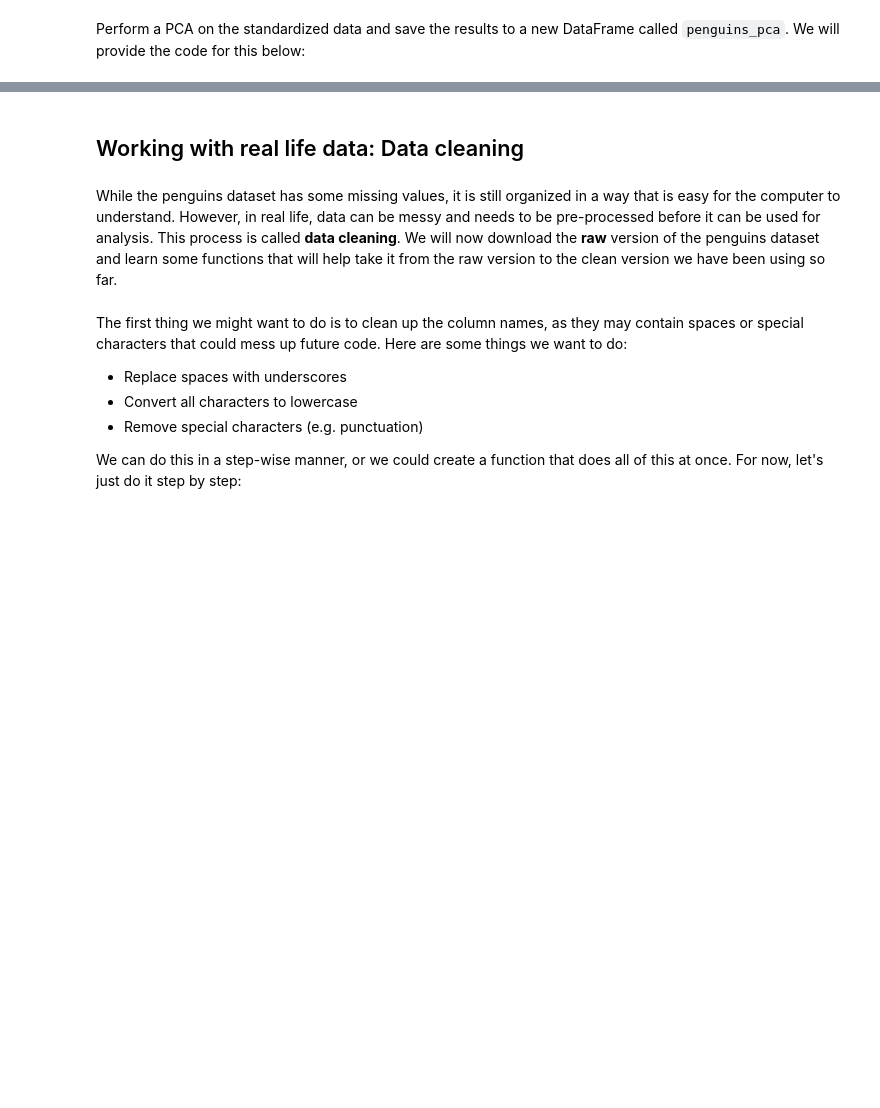
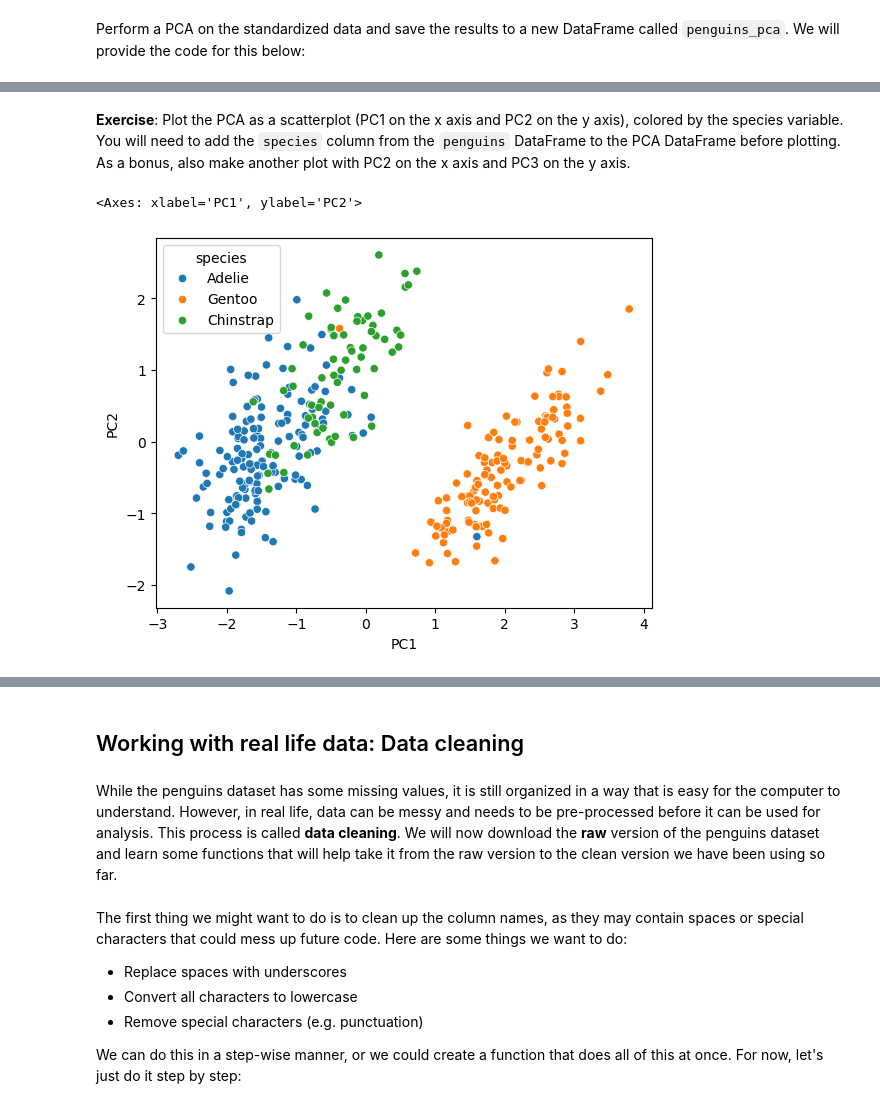
Before and after one commit to harvardinformatics/python-intensive, a Jupyter notebook: Python-Part5.ipynb, the cells around one changed output, grey strips where cells are left out. Saved outputs shown, nothing was run; the diff lists cells and outputs as text; code cells hidden in the pictures; blank space fills up the shorter version.

```diff
--- a/Python-Part5.ipynb
+++ b/Python-Part5.ipynb
@@ -389,0 +504,2 @@ sns.kdeplot(data = penguins, x="bill_length_mm", y = "bill_depth_mm", hue = "spe
+# %% [markdown]
+**Exercise**: Plot the PCA as a scatterplot (PC1 on the x axis and PC2 on the y axis), colored by the species variable. You will need to add the `species` column from the `penguins` DataFrame to the PCA DataFrame before plotting. As a bonus, also make another plot with PC2 on the x axis and PC3 on the y axis.
@@ -389,0 +508,9 @@ sns.kdeplot(data = penguins, x="bill_length_mm", y = "bill_depth_mm", hue = "spe
+# %%
+#@title Solution {display-mode: "form"}
+
+penguins_pca['species'] = penguins_standardized['species']
+
+sns.scatterplot(penguins_pca, x = "PC1", y = "PC2", hue = "species")
+# %% [output]
+<Axes: xlabel='PC1', ylabel='PC2'>
+[figure, added]
```
Also changed, not shown: parts of 26 cells of this notebook.
